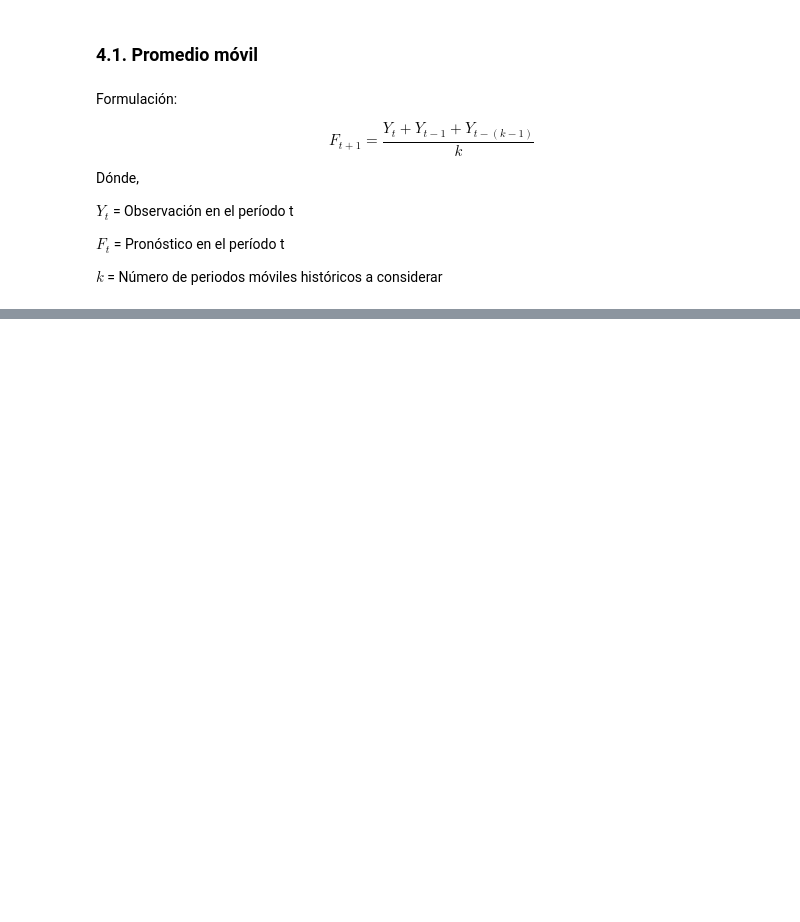
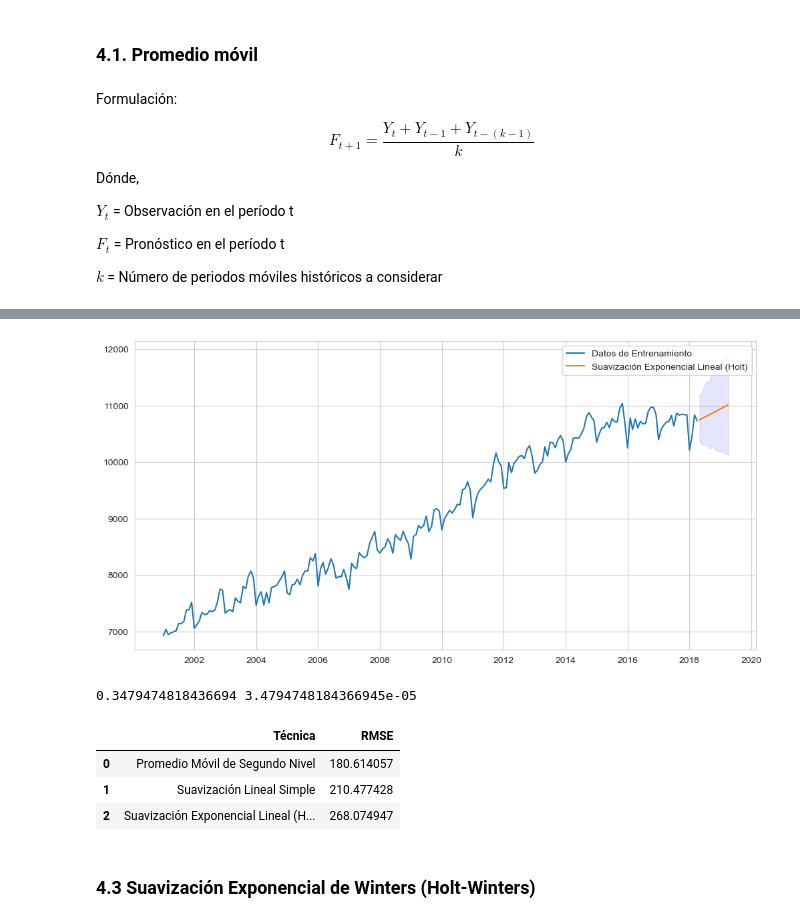
Before and after one commit to yesidmontano/Comparacion-Metodos-Estadisticos-Simples-Para-Series-De-Tiempo, a Jupyter notebook: Development.ipynb, the cells around one changed output, grey strips where cells are left out. Cells and saved outputs as stored; diff of their text form; code cells hidden in the pictures; blank space fills up the shorter version.

```diff
--- a/Development.ipynb
+++ b/Development.ipynb
@@ -126,0 +247,16 @@ ${k}$ = Número de periodos móviles históricos a considerar
+# %%
+ets_model = ETSModel(endog=train_oc["Ocupados"],error="mul",trend="mul")
+ets_result = ets_model.fit()
+
+point_forecast=ets_result.forecast(12)
+
+ci = ets_result.get_prediction(start = point_forecast.index[0],
+                                end = point_forecast.index[-1])
+
+conf_forecast = ci.pred_int(alpha=0.05)
+limits = ci.predicted_mean
+
+
+preds_holt = pd.concat([limits, conf_forecast], axis = 1)
+preds_holt.columns = ['Point_forecast', 'lower_95', 'upper_95']
+print(preds_holt)
@@ -126,0 +277,26 @@ ${k}$ = Número de periodos móviles históricos a considerar
+# %%
+fig = plt.figure(figsize=(12, 6))
+plt.plot(train_oc,label="Datos de Entrenamiento")
+plt.plot(preds_holt['Point_forecast'],label="Suavización Exponencial Lineal (Holt)")
+plt.fill_between(preds_holt.index ,preds_holt['lower_95'], preds_holt['upper_95'], color='blue', alpha=0.1)
+plt.legend()
+plt.show()
+# %% [output]
+[figure, added]
+# %%
+# Alpha y Beta
+print(ets_result.alpha,ets_result.beta)
+# %% [output]
+0.3479474818436694 3.4794748184366945e-05
+# %%
+# RMSE
+rmse_holt = np.sqrt(mean_squared_error(test_oc,preds_holt['Point_forecast']))
+RMSEs = RMSEs.append({"Técnica":"Suavización Exponencial Lineal (Holt)", "RMSE": rmse_holt}, ignore_index=True)
+RMSEs
+# %% [output]
+|  | Técnica | RMSE |
+| 0 | Promedio Móvil de Segundo Nivel | 180.614057 |
+| 1 | Suavización Lineal Simple | 210.477428 |
+| 2 | Suavización Exponencial Lineal (H... | 268.074947 |
+# %% [markdown]
+### **4.3 Suavización Exponencial de Winters (Holt-Winters)**
```
Also changed, not shown: parts of 29 cells of this notebook.
